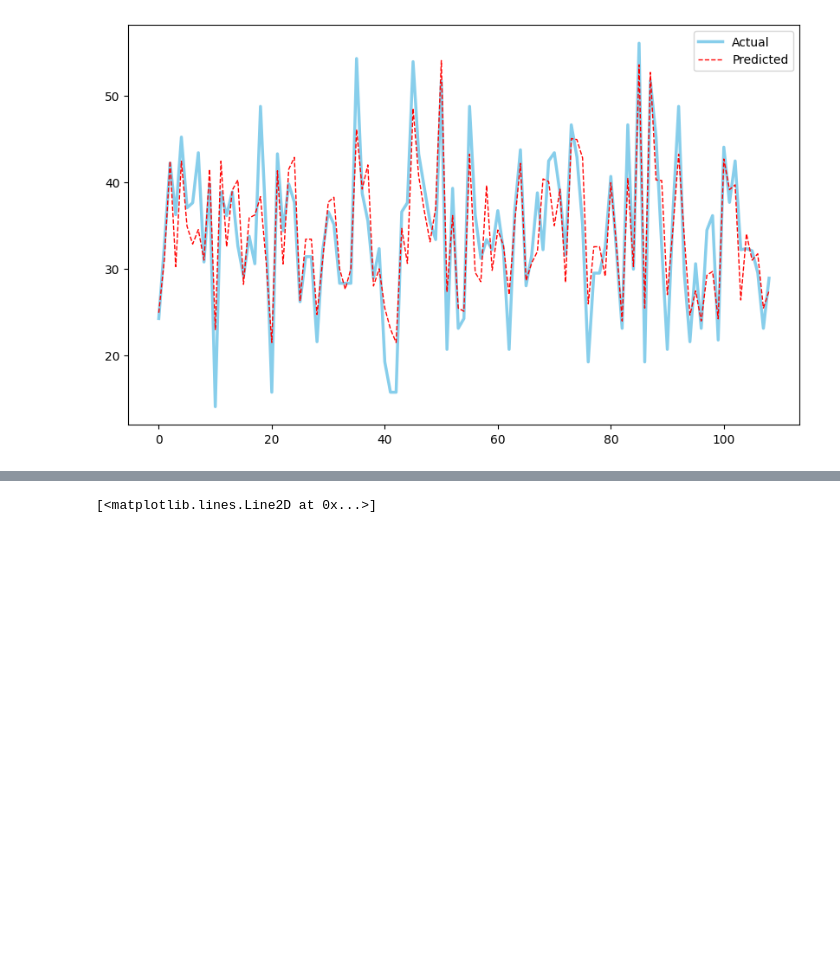
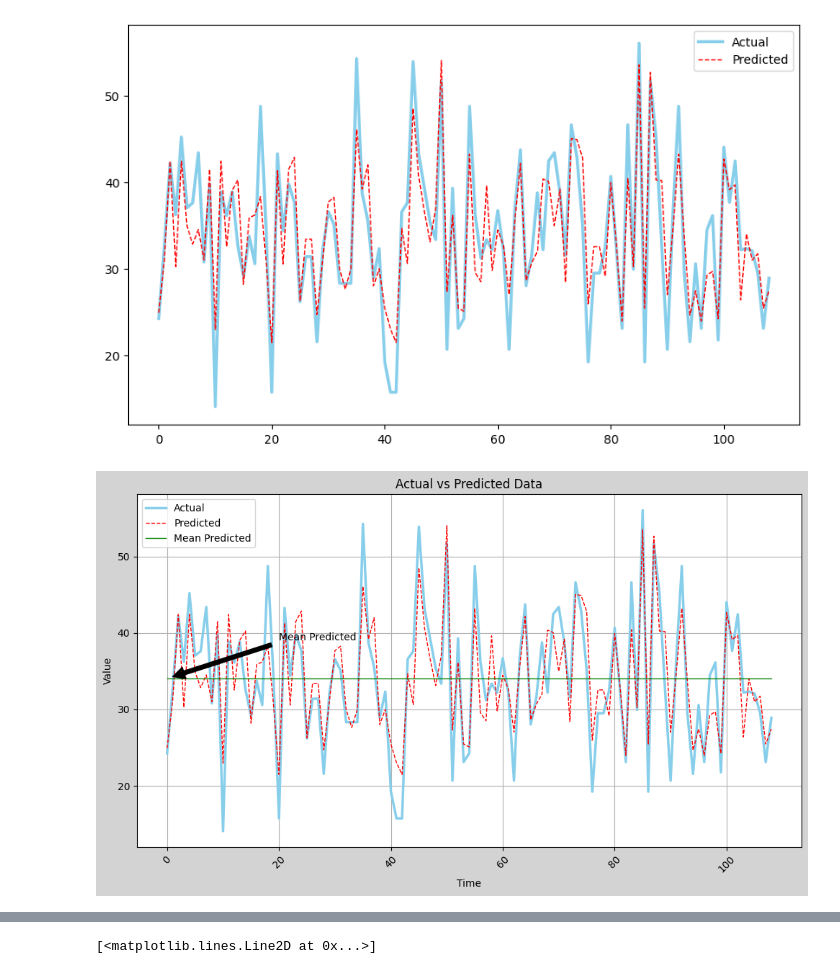
Before and after one commit to letizialanza01/Project_US_Pollution, a Jupyter notebook: Project_US_Pollution.ipynb, the cells around one changed output, grey strips where cells are left out. Cells and saved outputs as stored; diff of their text form; code cells hidden in the pictures; blank space fills up the shorter version.

Commit message:
trying different types of line regression graphs

```diff
--- a/Project_US_Pollution.ipynb
+++ b/Project_US_Pollution.ipynb
@@ -1320,3 +1314,27 @@ plt.legend(['Actual', 'Predicted'])
 plt.show()
 # %% [output]
 [figure]
+# %%
+mean_predicted = np.mean(y_pred)
+
+plt.figure(figsize=(10,6), facecolor='lightgrey')  # Cambia il colore di sfondo
+plt.plot(y_test, color='skyblue', linewidth=2.5, label='Actual')
+plt.plot(y_pred, linestyle='--', color='red', linewidth=1, label='Predicted')
+plt.plot([mean_predicted]*len(y_test), linestyle='-', color='green', linewidth=1, label='Mean Predicted')
+
+plt.legend(loc='upper left')  # Posiziona la legenda in alto a sinistra
+plt.title('Actual vs Predicted Data')
+plt.xlabel('Time')
+plt.ylabel('Value')
+plt.grid(True)
+plt.xticks(rotation=45)
+plt.yticks(fontsize=10)
+plt.tight_layout()
+
+# Annota la linea di media prevista
+plt.annotate('Mean Predicted', xy=(0, mean_predicted), xytext=(20, mean_predicted+5),
+             arrowprops=dict(facecolor='black', shrink=0.05))
+
+plt.show()
+# %% [output]
+[figure, added]
```
Also changed, not shown: parts of 3 cells of this notebook.
